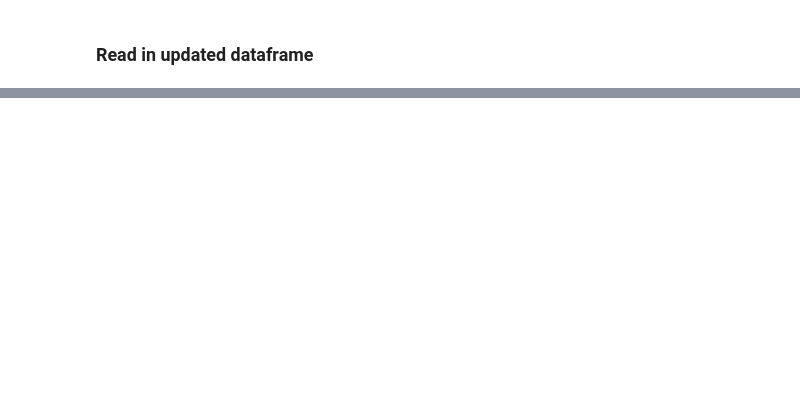
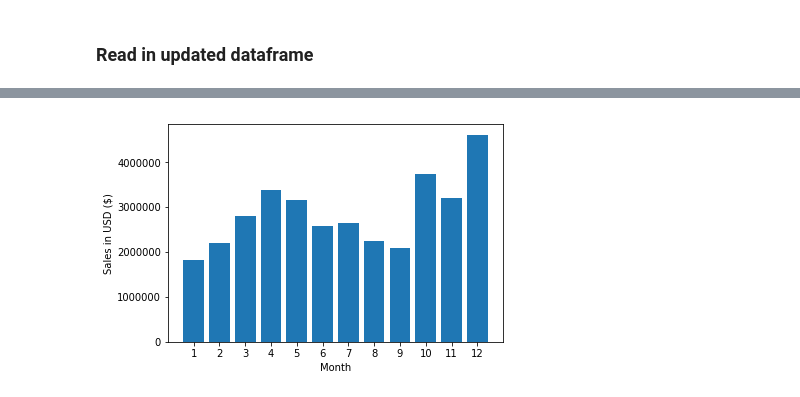
Before and after one commit to jerrylin0505/Pandas-Data-Science-Tasks, a Jupyter notebook: SalesAnalysis/Practice.ipynb, the cells around one changed output, grey strips where cells are left out. Saved outputs shown, nothing was run; the diff lists cells and outputs as text; code cells hidden in the pictures; blank space fills up the shorter version.

```diff
--- a/SalesAnalysis/Practice.ipynb
+++ b/SalesAnalysis/Practice.ipynb
@@ -31,0 +66,4 @@ all_data.head()
+# %%
+all_data["Month"] = all_data["Order Date"].str[0:2]
+all_data["Month"] = all_data["Month"].astype('int32')
+all_data.head()
@@ -31,0 +79,4 @@ all_data.head()
+# %%
+all_data['Sales'] = all_data["Quantity Ordered"] * all_data["Price Each"]
+
+all_data.head()
@@ -31,0 +92,9 @@ all_data.head()
+# %%
+def get_city(address):
+    return address.split(',')[1]
+
+def get_state(address):
+    return address.split(',')[2].split(' ')[1]
+
+all_data["City"] = all_data["Purchase Address"].apply(lambda address: f"{get_city(address)} ({get_state(address)})")
+all_data.head()
@@ -33,0 +110,3 @@ all_data.head()
+# %%
+result = all_data.groupby('Month').sum()
+result
@@ -33,0 +128,12 @@ all_data.head()
+# %%
+import matplotlib.pyplot as plt
+
+month = range(1,13)
+
+plt.bar(month, result["Sales"])
+plt.xticks(month)
+plt.ylabel('Sales in USD ($)')
+plt.xlabel('Month')
+plt.show()
+# %% [output]
+[figure, added]
```
Also changed, not shown: parts of 19 cells of this notebook.
